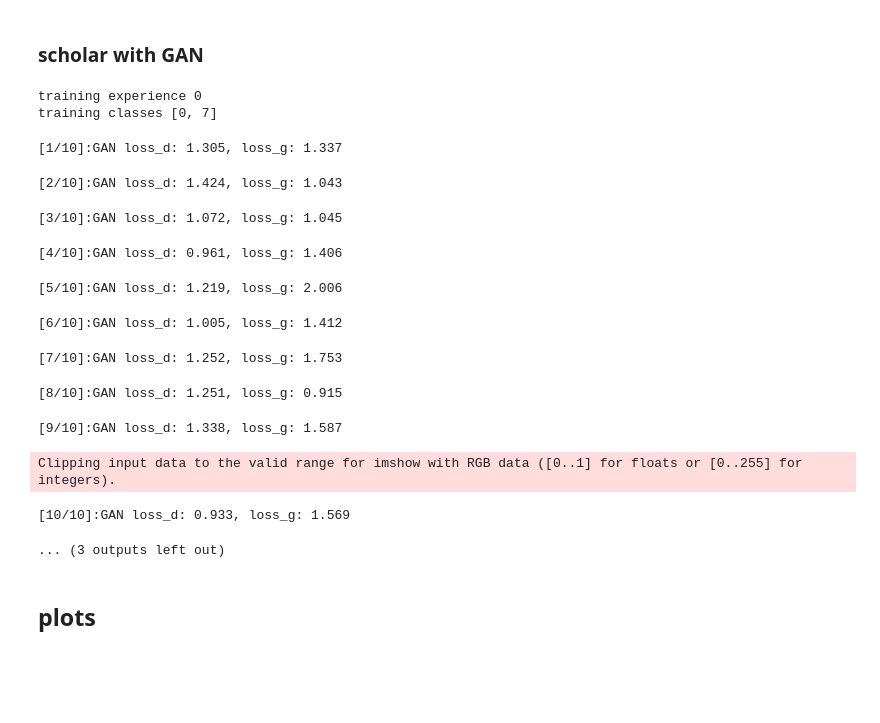
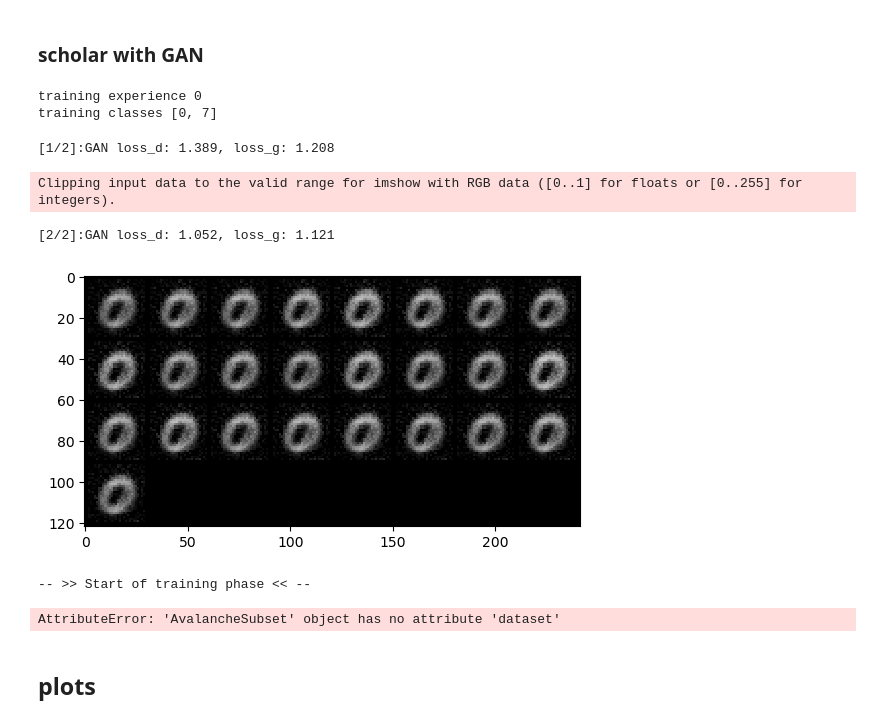
Before and after one commit to mathislindner/Continual-Learning-with-Deep-Generative-Replay-DL_in-ABNN, a Jupyter notebook: main.ipynb, the cells around one changed output. Cells and saved outputs as stored; diff of their text form; code cells hidden in the pictures; blank space fills up the shorter version.

Commit message:
added TODO for dataset manip

```diff
--- a/main.ipynb
+++ b/main.ipynb
@@ -171,6 +171,7 @@ Epoch 1 ended.
 ### scholar with GAN
 # %%
 from torch.utils.data import DataLoader
+from avalanche.benchmarks.utils import AvalancheDataset
 from tqdm import tqdm
 train_hist = {}
 train_hist['D_losses'] = []
@@ -184,46 +185,42 @@ for experience in BM.train_stream:
     combined_data = experience.dataset
     if experience.current_experience != 0:
         #TODO: how much data to generate?
         X_new = G.generate()
         #label data
         y_new = D(X_new)
         # use x_new and y_new to create tensor
         new_data = torch.utils.data.TensorDataset(X_new, y_new)
         # combine new data with old data
         #TODO: how much of the new experience to use?
         combined_data = torch.utils.data.ConcatDataset([combined_data, new_data])
 
     train_loader = DataLoader(combined_data, batch_size=batch_size, shuffle=True)
     ############################################################################################################
     # GAN training
     ############################################################################################################
-    G,D, D_losses, G_losses = train_GAN(G, D, train_loader, G_optimizer, D_optimizer, train_epoch = 10)
+    G,D, D_losses, G_losses = train_GAN(G, D, train_loader, G_optimizer, D_optimizer, train_epoch = 2)
     generate_images(G, 25)
     train_hist['D_losses'].append(torch.mean(torch.FloatTensor(D_losses)))
     train_hist['G_losses'].append(torch.mean(torch.FloatTensor(G_losses)))
 
     ############################################################################################################
     # CL training
     ############################################################################################################
     #train cl model
     #TODO FIX COMBINED DATA
+    # probably have to create an experience for the new dataset!?!? (I hate avalanche)
+    avalanche_train_dataset = AvalancheDataset(combined_data)
     cl_strategy_scholar.train(combined_data, verbose=0)
     scholar_evaluation = cl_strategy_scholar.eval(BM.test_stream)
 # %% [output]
 training experience 0
 training classes [0, 7]
-[1/10]:GAN loss_d: 1.305, loss_g: 1.337
+[1/2]:GAN loss_d: 1.389, loss_g: 1.208
-[2/10]:GAN loss_d: 1.424, loss_g: 1.043
+Clipping input data to the valid range for imshow with RGB data ([0..1] for floats or [0..255] for integers).
-[3/10]:GAN loss_d: 1.072, loss_g: 1.045
+[2/2]:GAN loss_d: 1.052, loss_g: 1.121
+[figure, added]
-[4/10]:GAN loss_d: 0.961, loss_g: 1.406
+-- >> Start of training phase << --
-[5/10]:GAN loss_d: 1.219, loss_g: 2.006
+AttributeError: 'AvalancheSubset' object has no attribute 'dataset'
-[6/10]:GAN loss_d: 1.005, loss_g: 1.412
-[7/10]:GAN loss_d: 1.252, loss_g: 1.753
-[8/10]:GAN loss_d: 1.251, loss_g: 0.915
-[9/10]:GAN loss_d: 1.338, loss_g: 1.587
-Clipping input data to the valid range for imshow with RGB data ([0..1] for floats or [0..255] for integers).
-[10/10]:GAN loss_d: 0.933, loss_g: 1.569
-... (3 outputs left out)
 # %% [markdown]
 ## plots
 # %%
```
